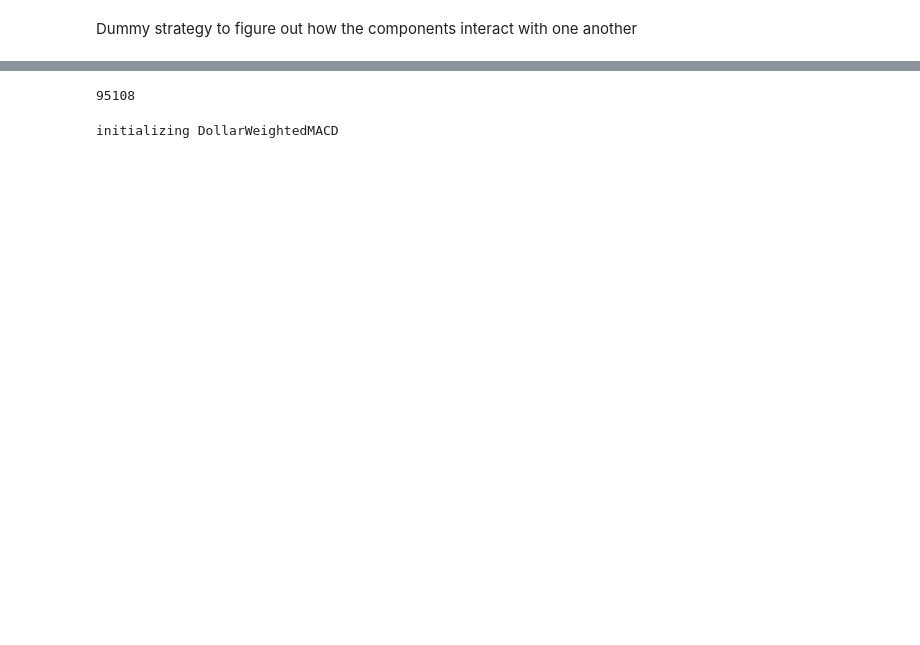
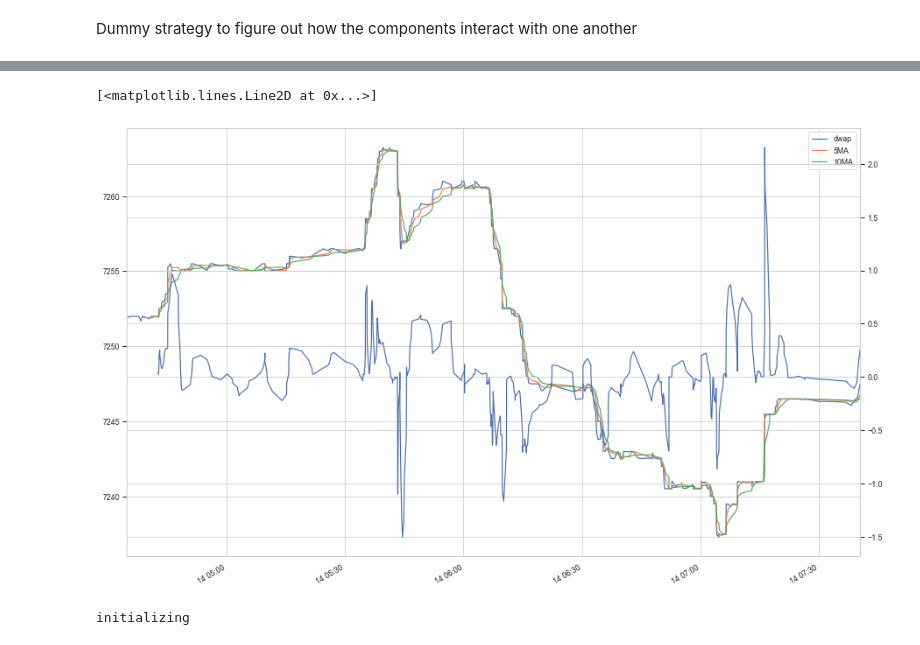
Before and after one commit to QAM-ATC/Infrastructure, a Jupyter notebook: infrastructure/strategy.ipynb, the cells around one changed output, grey strips where cells are left out. Saved outputs shown, nothing was run; the diff lists cells and outputs as text; code cells hidden in the pictures; blank space fills up the shorter version.

```diff
--- a/infrastructure/strategy.ipynb
+++ b/infrastructure/strategy.ipynb
@@ -36,15 +8,46 @@ median size : 208.0
-# %%
-def get_tick_series(price_series):
-    b_t = price_series.diff()
-    b_t[b_t>0] = 1
-    b_t[b_t<0] = -1
-    b_t[b_t==0] = np.NaN
-    b_t.ffill(inplace=True)
-    return b_t.fillna(0).astype(np.int8)
-
-get_tick_series(df["price"]).memory_usage(index=False, deep=True)
-# %% [output]
-95108
+# %%
+sns.set(color_codes=True, style='whitegrid', context='paper')
+plt.rcParams["figure.figsize"] = 15, 10
+# %%
+def make_dwap_series(df):
+    new_series = {}  # timestamp : dwap
+
+    for grp, gdf in df.groupby("group"):
+        timestamp = gdf.index[-1] # last timing, prevent lookahead
+        dwap = (gdf["size"].values * gdf["price"].values).sum() / gdf["size"].values.sum()
+        new_series[timestamp] = dwap
+
+    return pd.Series(new_series, name="dwap")
+# %%
+df = pd.read_csv(
+    "play_data/XBTUSD_trades_191214_0434.csv",
+    usecols=[
+        "received",
+        "size",
+        "price"
+    ],
+    parse_dates=["received"],
+    index_col="received",
+    nrows=20000
+)
+
+df["dollars"] = df["size"] * df["price"]
+group_width = 50 * df["dollars"].quantile(0.75)  # arbitrary numbers
+df["group"] = (df["dollars"].cumsum() // group_width)  # will be affected by different initial conditions
+
+df = make_dwap_series(df).to_frame()
+ma_short, ma_long = 5, 10
+ma_short_col, ma_long_col = f"{ma_short}MA", f"{ma_long}MA"
+
+df[ma_short_col] = df["dwap"].rolling(ma_short).mean()
+df[ma_long_col] = df["dwap"].rolling(ma_long).mean()
+
+ax1 = df.plot()
+ax2 = ax1.twinx()
+ax2.plot(df[ma_short_col] - df[ma_long_col])
+# %% [output]
+[<matplotlib.lines.Line2D at 0x...>]
+[figure, added]
 # %%
 class Strategy: # base class
     def __init_subclass__(self):
@@ -60,26 +63,25 @@ class DollarWeightedMACD(Strategy):
         self.model = "this is the model"
         self.cache = "this is the cache"
 
-    def generate_signal(self, tick):
+    def generate_signal(self, tick=None):
         # call whenever a new tick comes in
-        # generates buy or sell signal based on most recent tick and data in cache
+        # generates buy or sell signal based on most recent tick and cache
         return 1
 
-    def update_cache(self, tick):
+    def update_cache(self, tick=None):
         # call after signal is generated
         # stores relevant window of data
-        print(tick)
         print("updating cache")
         self.cache += "(+1)"
 
-    def update_model(self, tick):
-        # something to get best values for the moving average windows
+    def update_model(self, tick=None):
+        # adjust group width, MA lookback periods
         print("updating model")
         self.model += "(+1)"
 
 d = DollarWeightedMACD()
 # %% [output]
-initializing DollarWeightedMACD
+initializing
 # %%
 print(d.cache)
 d.update_cache("tick")
```
Also changed, not shown: parts of 3 cells of this notebook.
